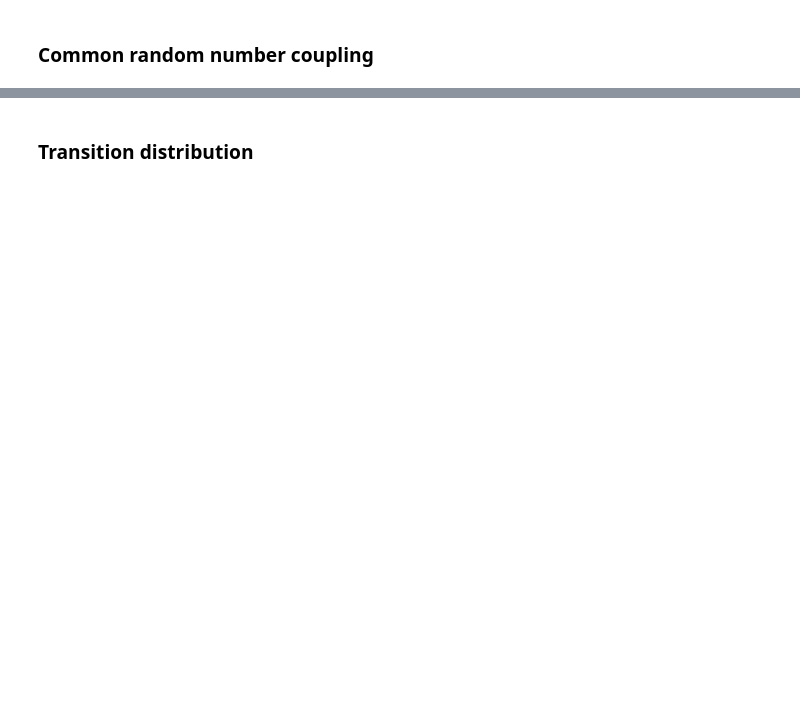
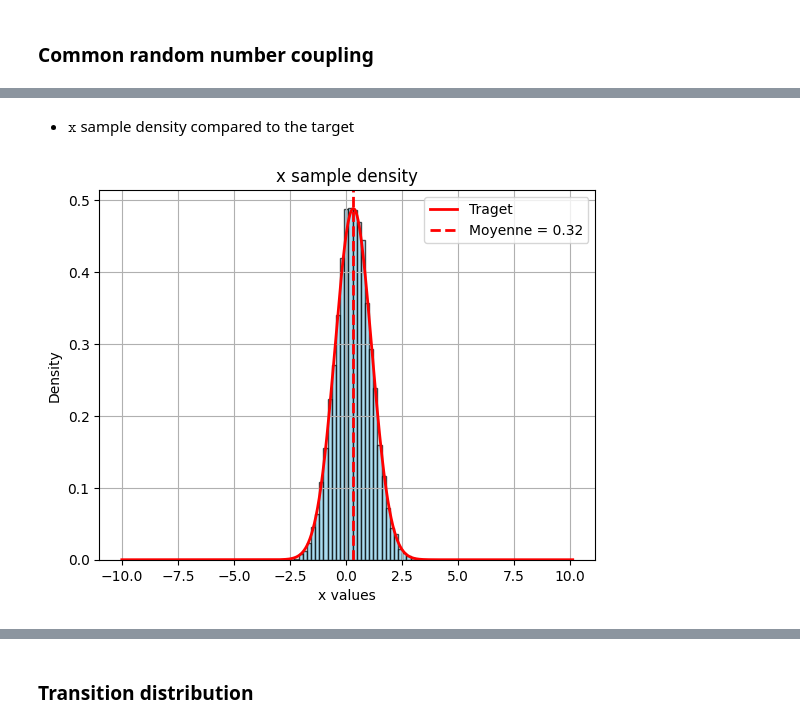
Before and after one commit to MohamedKeteb/Coupling_ESS, a Jupyter notebook: simu_ESS.ipynb, the cells around one changed output, grey strips where cells are left out. Saved outputs shown, nothing was run; the diff lists cells and outputs as text; code cells hidden in the pictures; blank space fills up the shorter version.

```diff
--- a/simu_ESS.ipynb
+++ b/simu_ESS.ipynb
@@ -94,3 +106,25 @@ meet_time = []
 for i in range(len(samples)):
     if x_sample[i]==y_sample[i]:
         meet_time.append(i)
+# %% [markdown]
+- $\texttt{x}$ sample density compared to the target
+# %%
+# Histogramme avec densité (area under histogram = 1)
+plt.hist(x_sample[1000:], bins=30, density=True, alpha=0.7, color='skyblue', edgecolor='black')
+
+# Ligne de densité normale théorique
+l = np.linspace(min(x_sample), max(x_sample), n_iter)
+plt.plot(l, norm.pdf(l, 1/3, np.sqrt(2/3)), 'r-', lw=2, label='Traget')
+
+mean_value = np.mean(x_sample)
+    # Afficher
+plt.axvline(mean_value, color='red', linestyle='dashed', linewidth=2, label=f'Moyenne = {mean_value:.2f}')
+
+plt.title('x sample density')
+plt.xlabel('x values')
+plt.ylabel('Density')
+plt.grid()
+plt.legend()
+plt.show()
+# %% [output]
+[figure, added]
```
Also changed, not shown: parts of 19 cells of this notebook.
